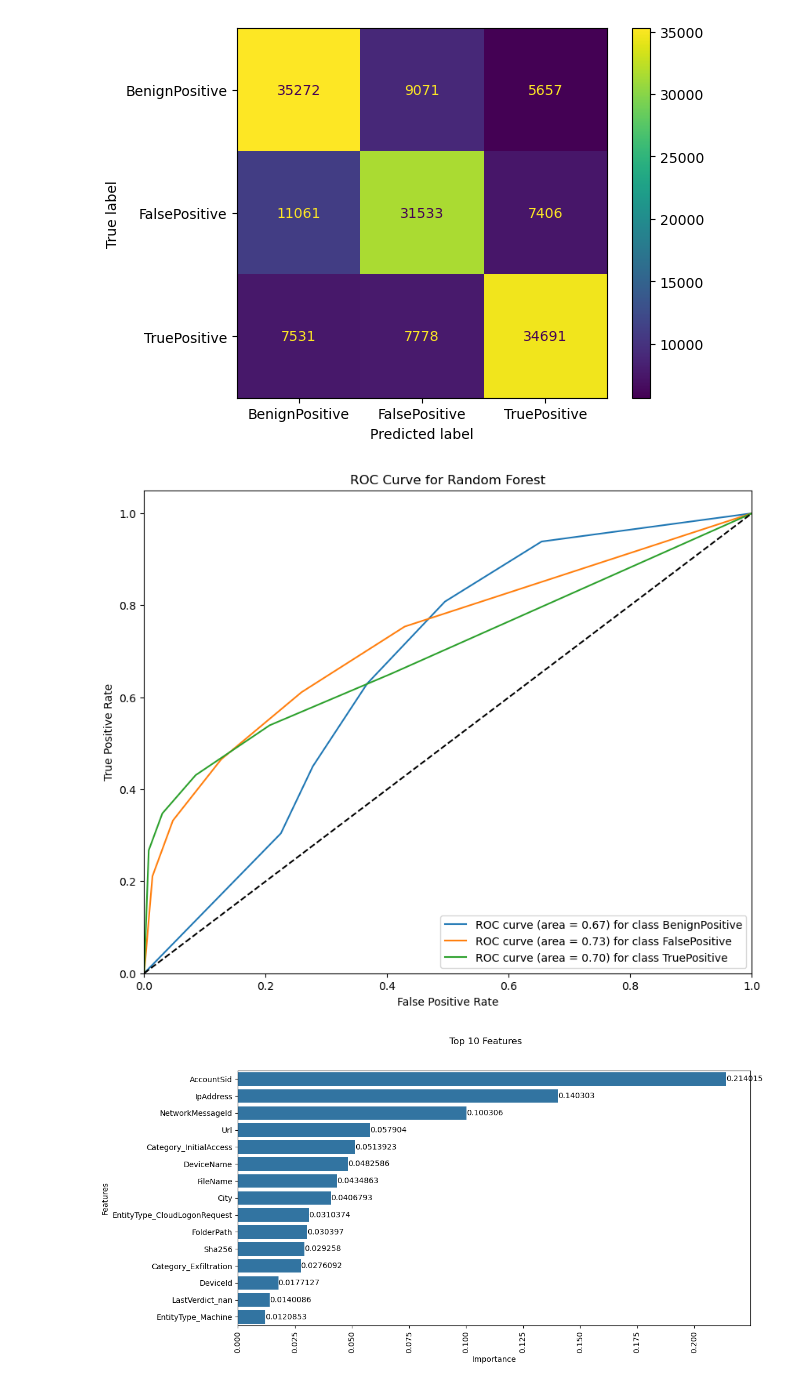
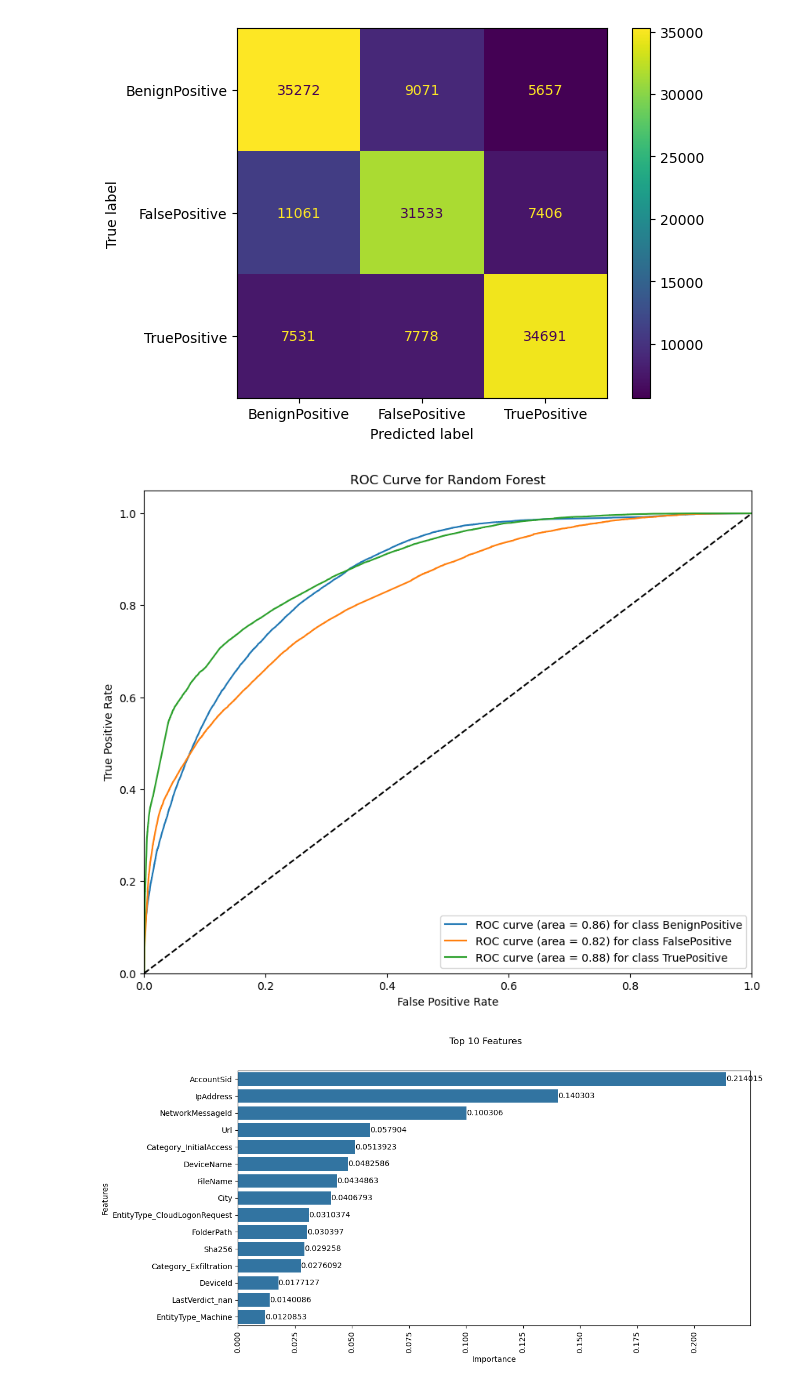
Before and after one commit to mgk2014/PCMLAI-CAPSTONE2, a Jupyter notebook: xdr.ipynb, the cells around one changed output. Drawn from its saved outputs; the diff is of its cells as text; code cells hidden in the pictures.

```diff
--- a/xdr.ipynb
+++ b/xdr.ipynb
@@ -853,8 +862,9 @@ BenignPositive       0.65      0.71      0.68     50000
   weighted avg       0.68      0.68      0.68    150000
 <Figure size 300x300 with 0 Axes>
 [figure]
-# %%
-draw_roc_curves(X_test, y_test, classifer, "Random Forest")
-# %% [output]
-[figure, removed]
+# %%
+# draw ROC-AUC curves
+draw_roc_curves(X_test, y_test, rf_grid.best_estimator_, "Random Forest")
+# %% [output]
+[figure, added]
 # %%
```
Also changed, not shown: parts of 22 cells of this notebook, 3 other files.
